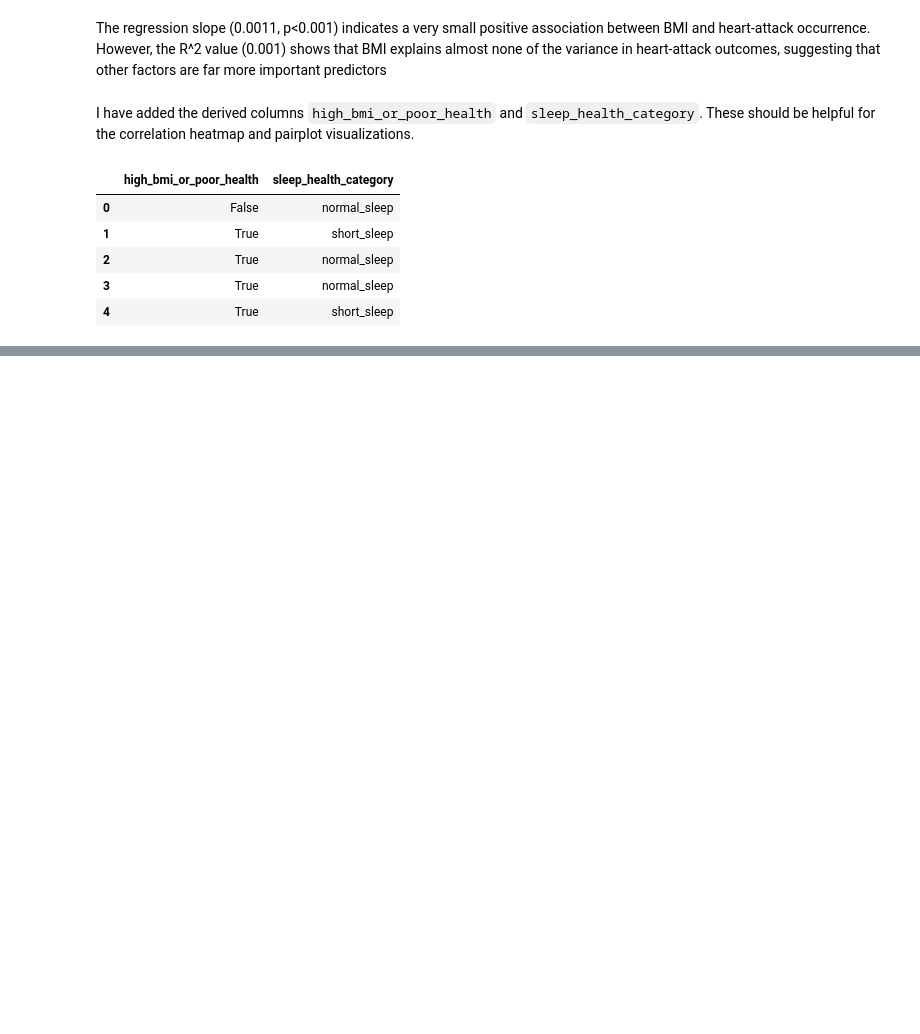
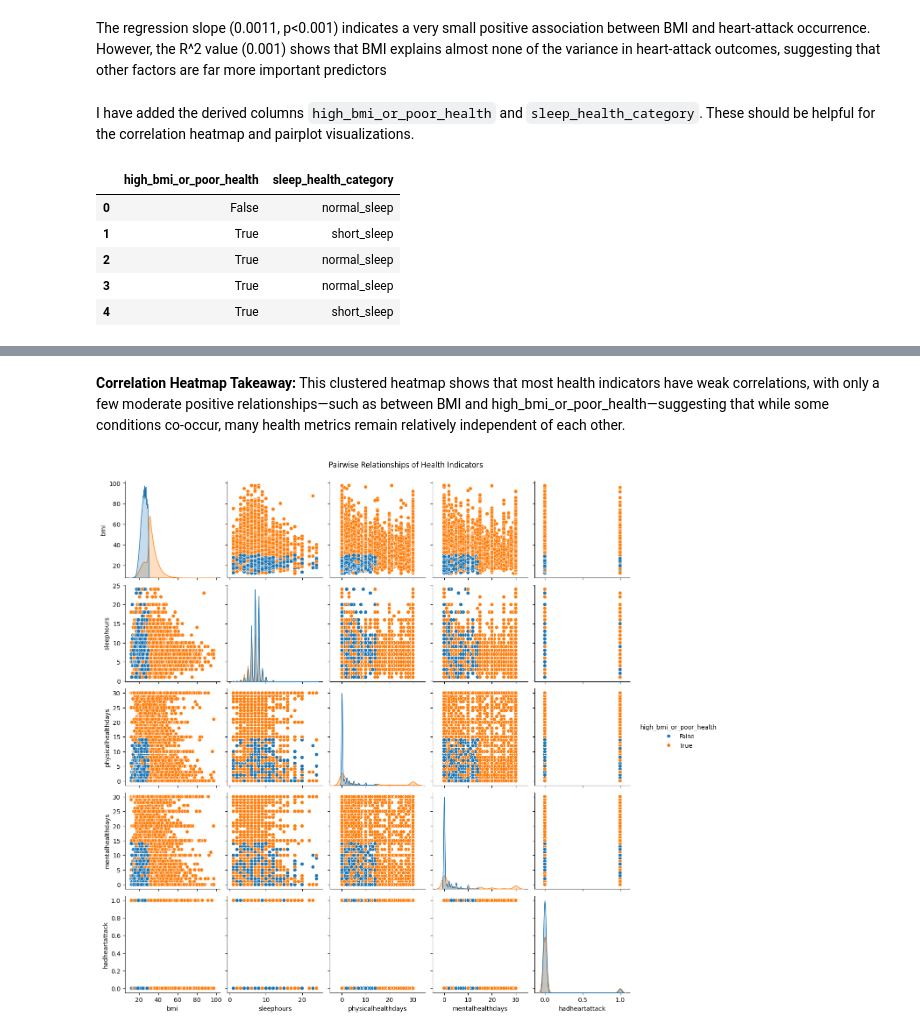
Before and after one commit to sjsu-cs133-f25/team6-healthdata, a Jupyter notebook: notebooks/heartDisease.ipynb, the cells around one changed output, grey strips where cells are left out. Drawn from its saved outputs; the diff is of its cells as text; code cells hidden in the pictures; blank space fills up the shorter version.

```diff
--- a/notebooks/heartDisease.ipynb
+++ b/notebooks/heartDisease.ipynb
@@ -453,0 +486,15 @@ display(hp[['high_bmi_or_poor_health', 'sleep_health_category']].head())
+# %% [markdown]
+**Correlation Heatmap Takeaway:** This clustered heatmap shows that most health indicators have weak correlations, with only a few moderate positive relationships—such as between BMI and high_bmi_or_poor_health—suggesting that while some conditions co-occur, many health metrics remain relatively independent of each other.
+# %%
+# Pairplot Focus Panel
+
+# Select a subset of columns for the pairplot, including the new derived columns
+pairplot_cols = ['bmi', 'sleephours', 'physicalhealthdays', 'mentalhealthdays',
+                 'hadheartattack', 'high_bmi_or_poor_health', 'sleep_health_category']
+
+# Create a pairplot
+sns.pairplot(hp[pairplot_cols], hue='high_bmi_or_poor_health', diag_kind='kde')
+plt.suptitle('Pairwise Relationships of Health Indicators', y=1.02)
+plt.show()
+# %% [output]
+[figure, added]
```
Also changed, not shown: parts of 4 cells of this notebook.
